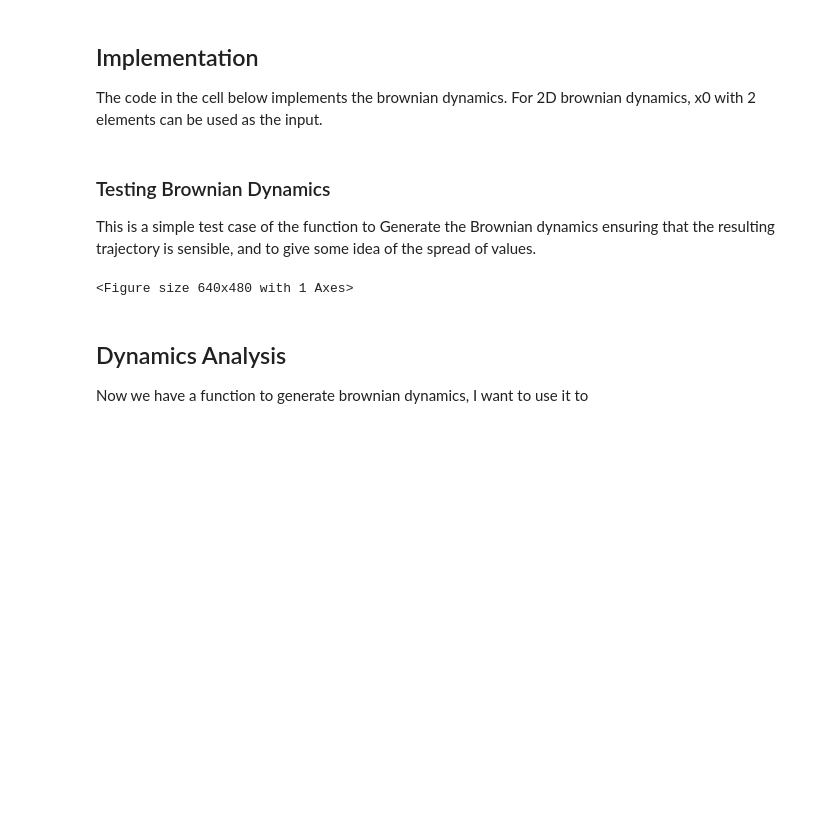
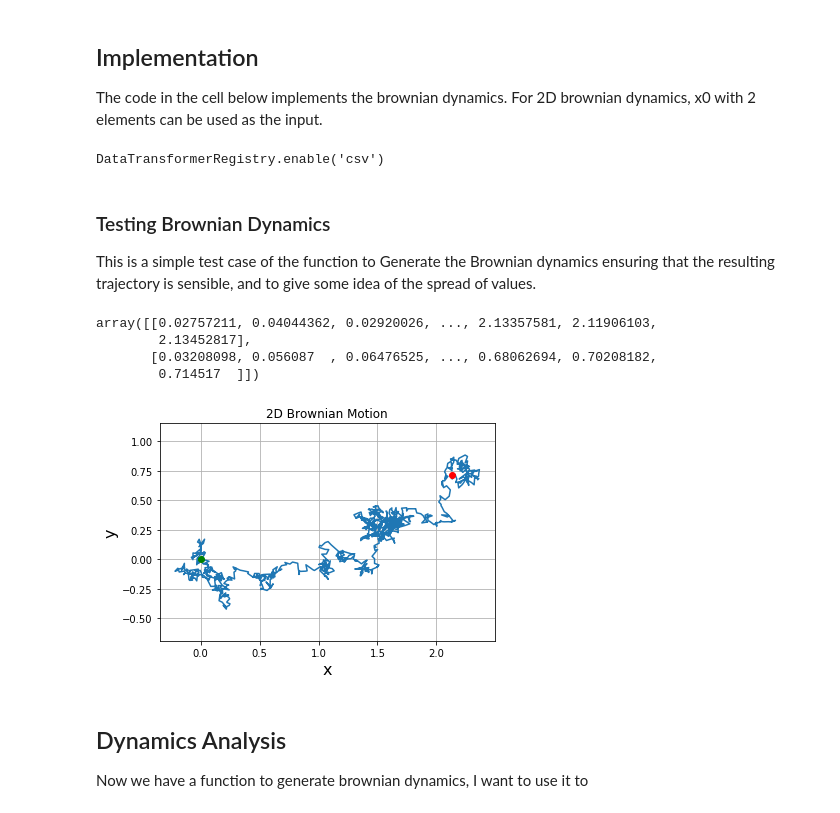
Before and after one commit to malramsay64/Dynamics, a Jupyter notebook: notebooks/03_brownian_motion.ipynb, the cells around one changed output. Saved outputs shown, nothing was run; the diff lists cells and outputs as text; code cells hidden in the pictures; blank space fills up the shorter version.

```diff
--- a/notebooks/03_brownian_motion.ipynb
+++ b/notebooks/03_brownian_motion.ipynb
@@ -83,43 +16,63 @@ def brownian(x0, n, dt, delta, out=None):
+# %%
+import numpy as np
+import matplotlib.pyplot as plt
+import pandas
+import altair as alt
+import itertools
+import scipy.stats
+
+from sdanalysis import dynamics
+
+import sys
+sys.path.append("../src")
+
+from brownian import brownian
+
+alt.data_transformers.enable('csv')
+# %% [output]
+DataTransformerRegistry.enable('csv')
 # %% [markdown]
 ### Testing Brownian Dynamics
 
 This is a simple test case of the function to Generate the Brownian dynamics
 ensuring that the resulting trajectory is sensible,
 and to give some idea of the spread of values.
+# %%
+# The Wiener process parameter.
+delta = 0.25
+# Total time.
+T = 10.0
+# Number of steps.
+N = 1000
+# Time step size
+dt = T/N
+# Initial values of x.
+x = np.empty((2,N+1))
+x[:, 0] = 0.0
+
+brownian(x[:,0], N, dt, delta, out=x[:,1:])
+# %% [output]
+array([[0.02757211, 0.04044362, 0.02920026, ..., 2.13357581, 2.11906103,
+        2.13452817],
+       [0.03208098, 0.056087  , 0.06476525, ..., 0.68062694, 0.70208182,
+        0.714517  ]])
 # %%
-import numpy
-import matplotlib.pyplot as plt
-
-# The Wiener process parameter.
-delta = 0.25
-# Total time.
-T = 10.0
-# Number of steps.
-N = 1000
-# Time step size
-dt = T/N
-# Initial values of x.
-x = numpy.empty((2,N+1))
-x[:, 0] = 0.0
-
-brownian(x[:,0], N, dt, delta, out=x[:,1:])
-
 # Plot the 2D trajectory.
 plt.plot(x[0],x[1])
 
 # Mark the start and end points.
 plt.plot(x[0,0],x[1,0], 'go')
 plt.plot(x[0,-1], x[1,-1], 'ro')
 
 # More plot decorations.
 plt.title('2D Brownian Motion')
 plt.xlabel('x', fontsize=16)
 plt.ylabel('y', fontsize=16)
 plt.axis('equal')
 plt.grid(True)
 plt.show()
 # %% [output]
-<Figure size 640x480 with 1 Axes>
+[figure, added]
 # %% [markdown]
 Dynamics Analysis
 -----------------
```
Also changed, not shown: parts of 17 cells of this notebook, 1 other file.
